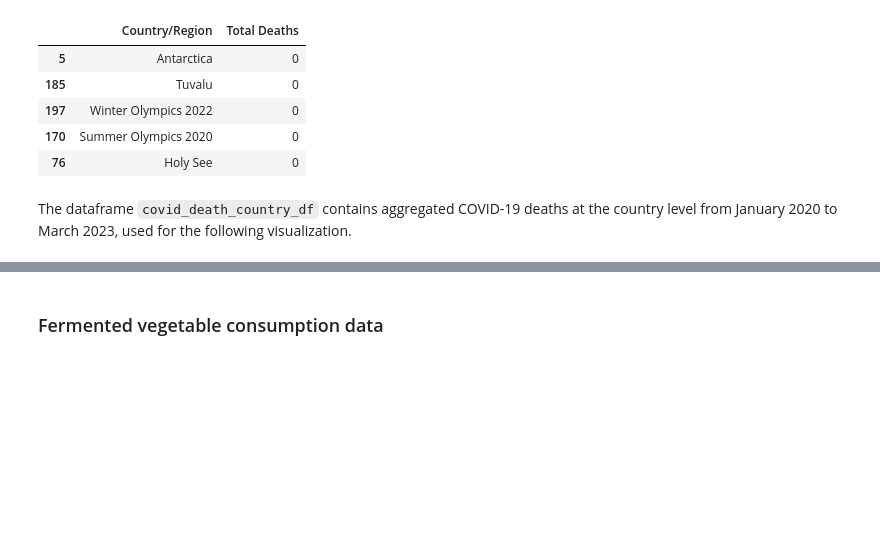
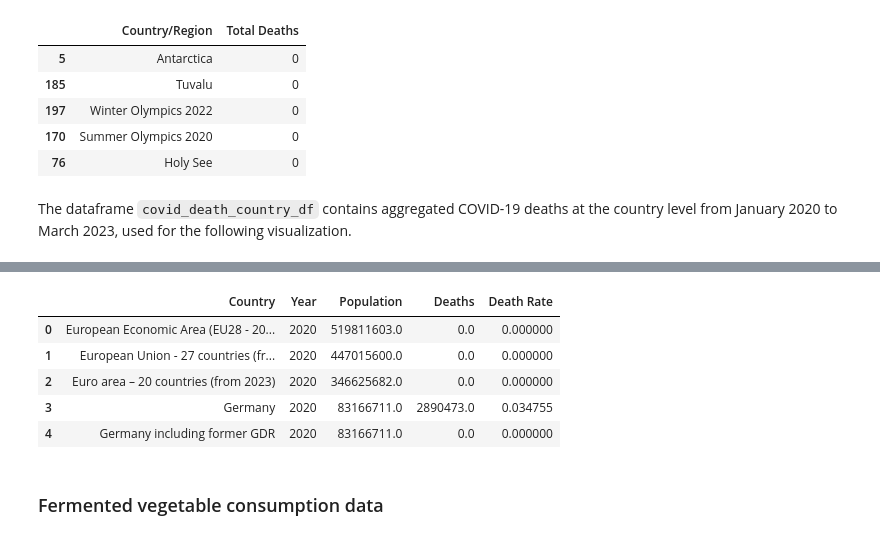
Before and after one commit to davidzhao1015/epi-interactive-map, a Jupyter notebook: interactive-map-covid-fermented-food.ipynb, the cells around one changed output, grey strips where cells are left out. Cells and saved outputs as stored; diff of their text form; code cells hidden in the pictures; blank space fills up the shorter version.

```diff
--- a/interactive-map-covid-fermented-food.ipynb
+++ b/interactive-map-covid-fermented-food.ipynb
@@ -112,0 +218,3 @@ The dataframe `covid_death_country_df` contains aggregated COVID-19 deaths at th
+# %%
+# Make wide table long - pop_df2
+pop_df2_long = pop_df2.melt(id_vars='Country', var_name='Year', value_name='Population')
@@ -112,0 +230,5 @@ The dataframe `covid_death_country_df` contains aggregated COVID-19 deaths at th
+# %%
+pop_df2_long['Year'] = pop_df2_long['Year'].astype(int)
+# %%
+# Merge covid_death_df_agg to pop_df2_long on Country and Year columns
+covid_death_pop_df = pop_df2_long.merge(covid_death_df_agg, on=['Country', 'Year'], how='left')
@@ -112,0 +244,11 @@ The dataframe `covid_death_country_df` contains aggregated COVID-19 deaths at th
+# %%
+# Create death rate column by dividing Deaths by Population
+covid_death_pop_df['Deaths'] = pd.to_numeric(covid_death_pop_df['Deaths'], errors='coerce')
+covid_death_pop_df['Population'] = pd.to_numeric(covid_death_pop_df['Population'], errors='coerce')
+
+# Fill NaN values with 0 to avoid division errors
+covid_death_pop_df['Deaths'].fillna(0, inplace=True)
+covid_death_pop_df['Population'].fillna(0, inplace=True)
+
+# Calculate death rate
+covid_death_pop_df['Death Rate'] = covid_death_pop_df['Deaths'] / covid_death_pop_df['Population']
@@ -113,3 +268,12 @@ The dataframe `covid_death_country_df` contains aggregated COVID-19 deaths at th
+# %%
+covid_death_pop_df.head()
+# %% [output]
+|  | Country | Year | Population | Deaths | Death Rate |
+| 0 | European Economic Area (EU28 - 20... | 2020 | 519811603.0 | 0.0 | 0.000000 |
+| 1 | European Union - 27 countries (fr... | 2020 | 447015600.0 | 0.0 | 0.000000 |
+| 2 | Euro area – 20 countries (from 2023) | 2020 | 346625682.0 | 0.0 | 0.000000 |
+| 3 | Germany | 2020 | 83166711.0 | 2890473.0 | 0.034755 |
+| 4 | Germany including former GDR | 2020 | 83166711.0 | 0.0 | 0.000000 |
 # %% [markdown]
 ### Fermented vegetable consumption data
 # %%
```
Also changed, not shown: parts of 28 cells of this notebook, 1 other file.
